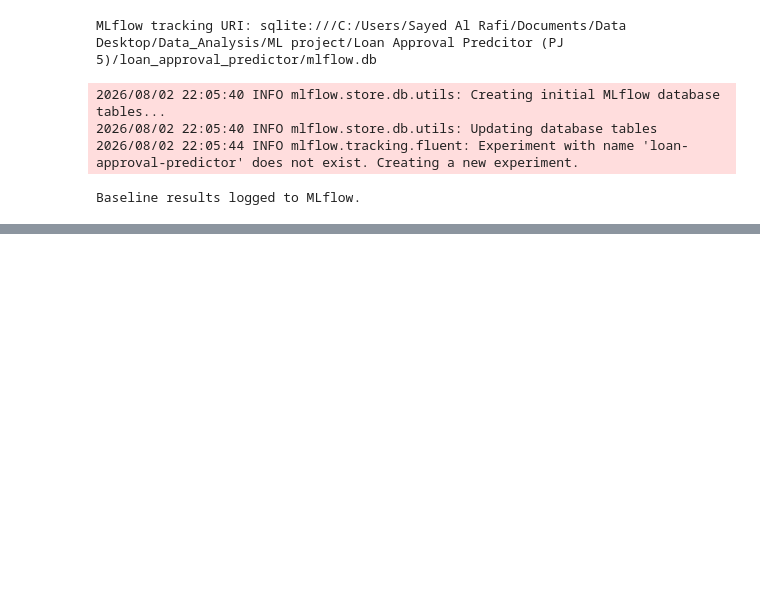
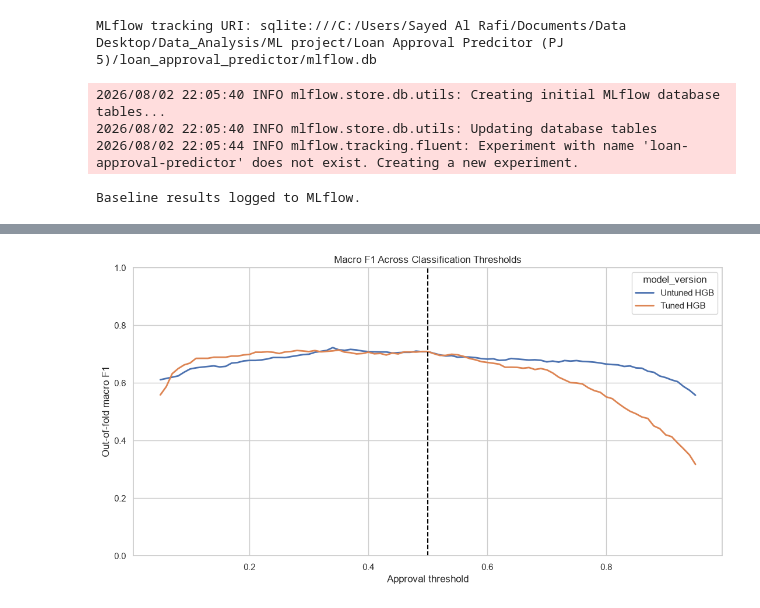
Before and after one commit to al-rafi-DSC/Loan_Approval_Predictor, a Jupyter notebook: main.ipynb, the cells around one changed output, grey strips where cells are left out. Drawn from its saved outputs; the diff is of its cells as text; code cells hidden in the pictures; blank space fills up the shorter version.

```diff
--- a/main.ipynb
+++ b/main.ipynb
@@ -1269,0 +1786,20 @@ Baseline results logged to MLflow.
+# %%
+tuned_hgb_model = HistGradientBoostingClassifier(
+    **hgb_study.best_params,
+    class_weight="balanced",
+    early_stopping=False,
+    random_state=RANDOM_STATE,
+)
+
+tuned_hgb_pipeline = Pipeline(
+    steps=[
+        (
+            "preprocessor",
+            clone(preprocessor),
+        ),
+        (
+            "model",
+            tuned_hgb_model,
+        ),
+    ]
+)
@@ -1269,0 +2115,31 @@ Baseline results logged to MLflow.
+# %%
+# 10.6 Visualize Macro F1 across Thresholds
+fig, ax = plt.subplots(figsize=(11, 6))
+
+sns.lineplot(
+    data=threshold_results,
+    x="threshold",
+    y="macro_f1",
+    hue="model_version",
+    linewidth=2,
+    ax=ax,
+)
+
+ax.axvline(
+    0.50,
+    color="black",
+    linestyle="--",
+    label="Default threshold",
+)
+
+ax.set(
+    title="Macro F1 Across Classification Thresholds",
+    xlabel="Approval threshold",
+    ylabel="Out-of-fold macro F1",
+    ylim=(0, 1),
+)
+
+plt.tight_layout()
+plt.show()
+# %% [output]
+[figure, added]
```
Also changed, not shown: parts of 43 cells of this notebook, 3 other files.
